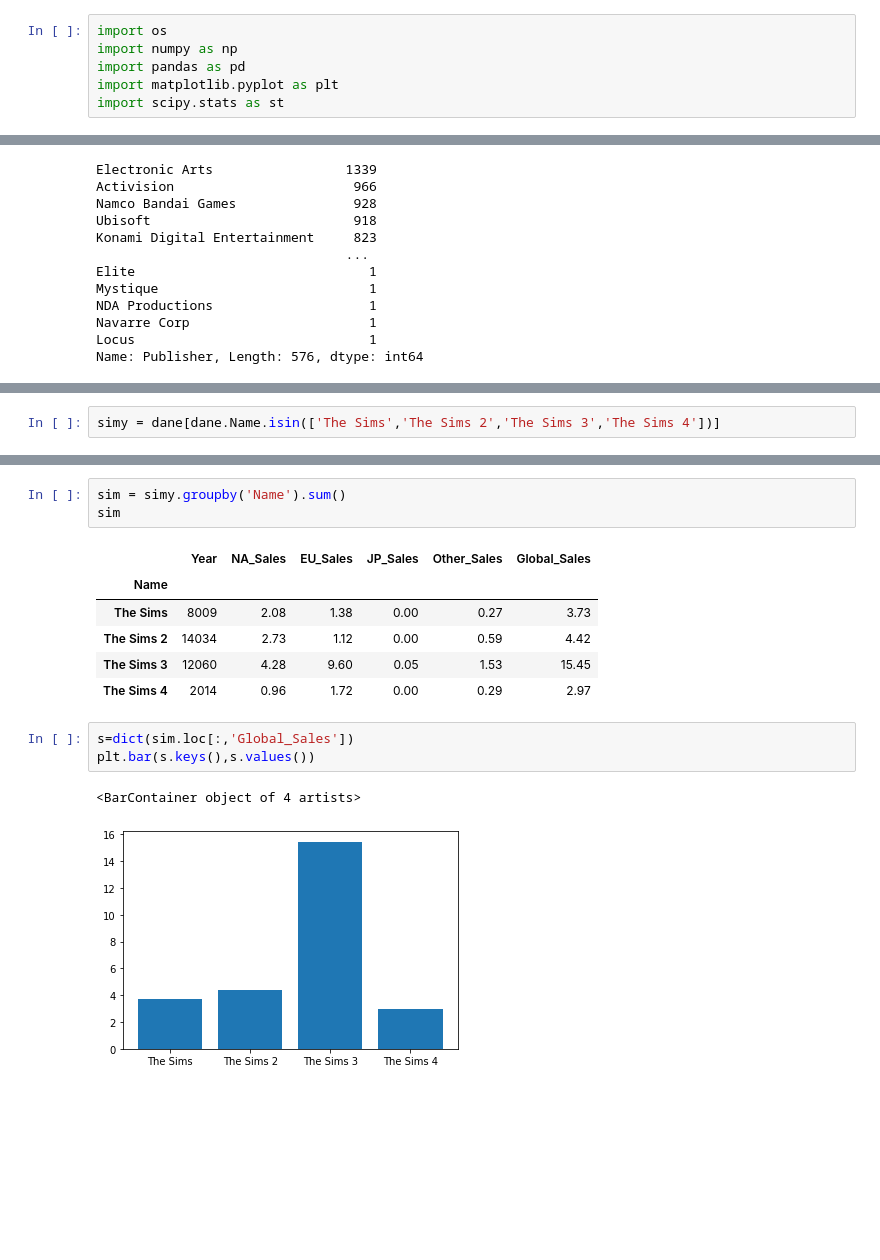
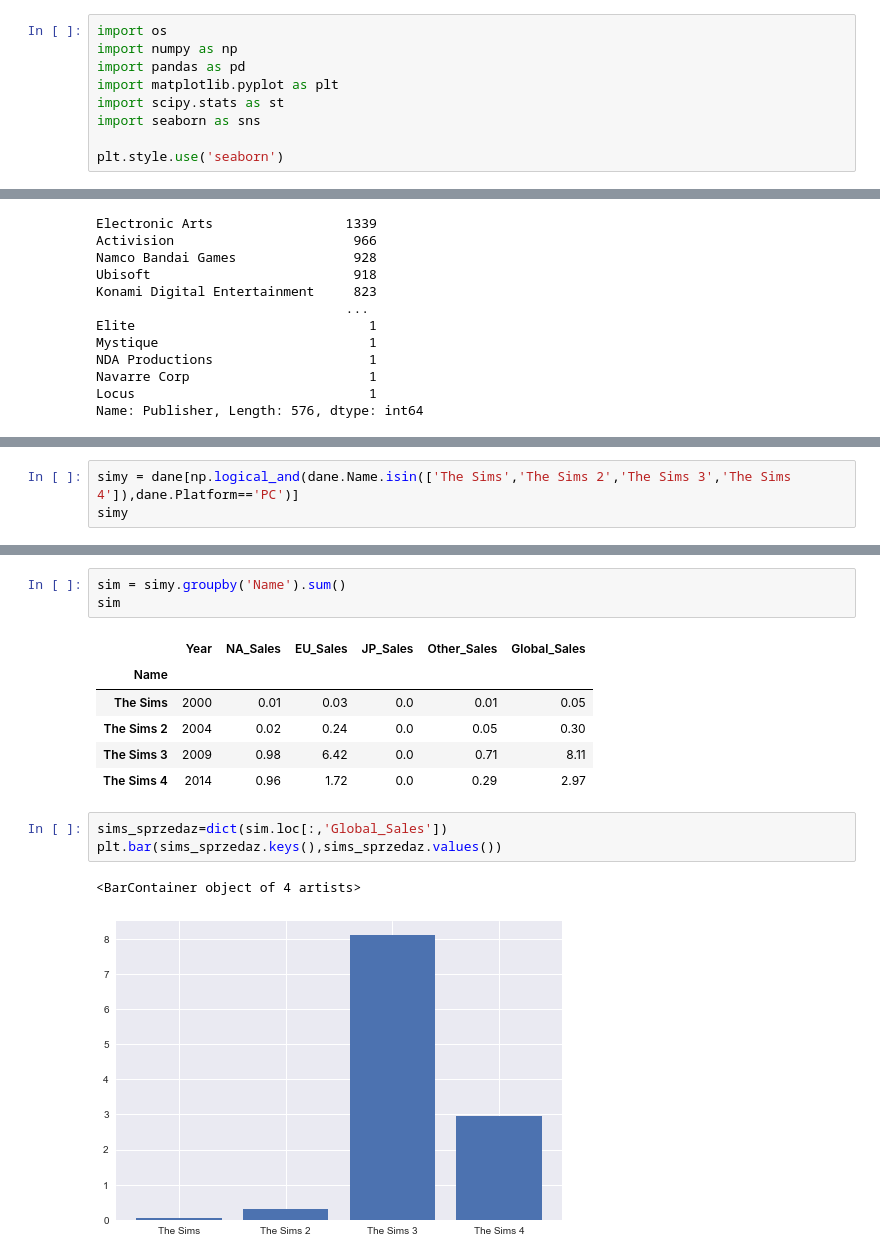
Before and after one commit to lukabr265/awd, a Jupyter notebook: projekt_awd-Copy2.ipynb, the cells around one changed output, grey strips where cells are left out. Saved outputs shown, nothing was run; the diff lists cells and outputs as text; blank space fills up the shorter version.

```diff
--- a/projekt_awd-Copy2.ipynb
+++ b/projekt_awd-Copy2.ipynb
@@ -4,6 +4,9 @@ import numpy as np
 import pandas as pd
 import matplotlib.pyplot as plt
 import scipy.stats as st
+import seaborn as sns
+
+plt.style.use('seaborn')
 # %%
 dane = pd.read_csv("vgsales.csv")
 dane
@@ -365,2 +375,3 @@ plt.xticks(rotation=90)
 # %%
-simy = dane[dane.Name.isin(['The Sims','The Sims 2','The Sims 3','The Sims 4'])]
+simy = dane[np.logical_and(dane.Name.isin(['The Sims','The Sims 2','The Sims 3','The Sims 4']),dane.Platform=='PC')]
+simy
@@ -370,13 +387,13 @@ sim
 # %% [output]
 |  | Year | NA_Sales | EU_Sales | JP_Sales | Other_Sales | Global_Sales |
 | Name |  |  |  |  |  |  |
-| The Sims | 8009 | 2.08 | 1.38 | 0.00 | 0.27 | 3.73 |
-| The Sims 2 | 14034 | 2.73 | 1.12 | 0.00 | 0.59 | 4.42 |
-| The Sims 3 | 12060 | 4.28 | 9.60 | 0.05 | 1.53 | 15.45 |
-| The Sims 4 | 2014 | 0.96 | 1.72 | 0.00 | 0.29 | 2.97 |
+| The Sims | 2000 | 0.01 | 0.03 | 0.0 | 0.01 | 0.05 |
+| The Sims 2 | 2004 | 0.02 | 0.24 | 0.0 | 0.05 | 0.30 |
+| The Sims 3 | 2009 | 0.98 | 6.42 | 0.0 | 0.71 | 8.11 |
+| The Sims 4 | 2014 | 0.96 | 1.72 | 0.0 | 0.29 | 2.97 |
 # %%
-s=dict(sim.loc[:,'Global_Sales'])
-plt.bar(s.keys(),s.values())
+sims_sprzedaz=dict(sim.loc[:,'Global_Sales'])
+plt.bar(sims_sprzedaz.keys(),sims_sprzedaz.values())
 # %% [output]
 <BarContainer object of 4 artists>
-[figure, old version]
+[figure, new version]
```
Also changed, not shown: parts of 22 cells of this notebook.
